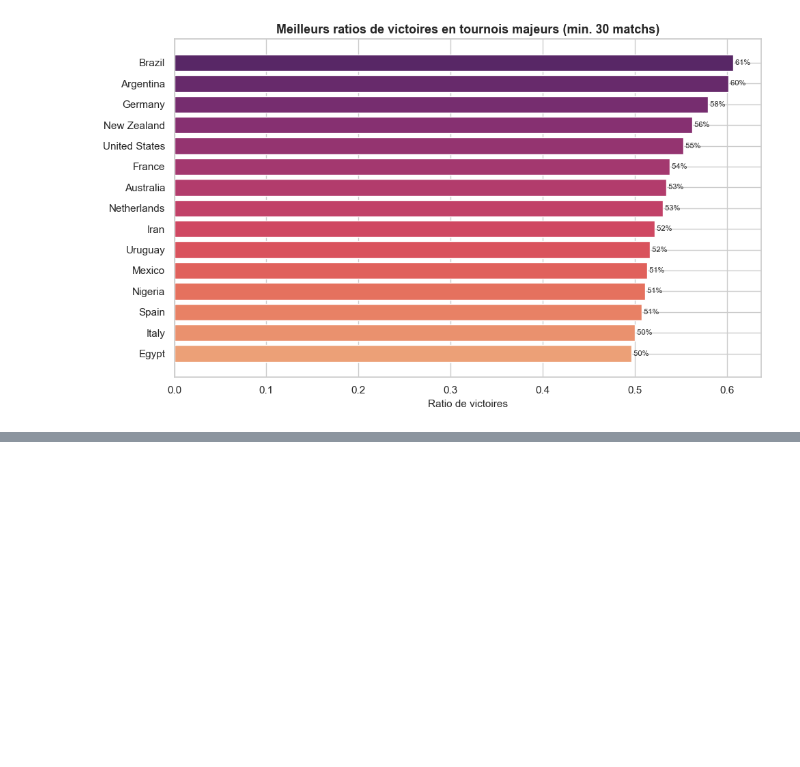
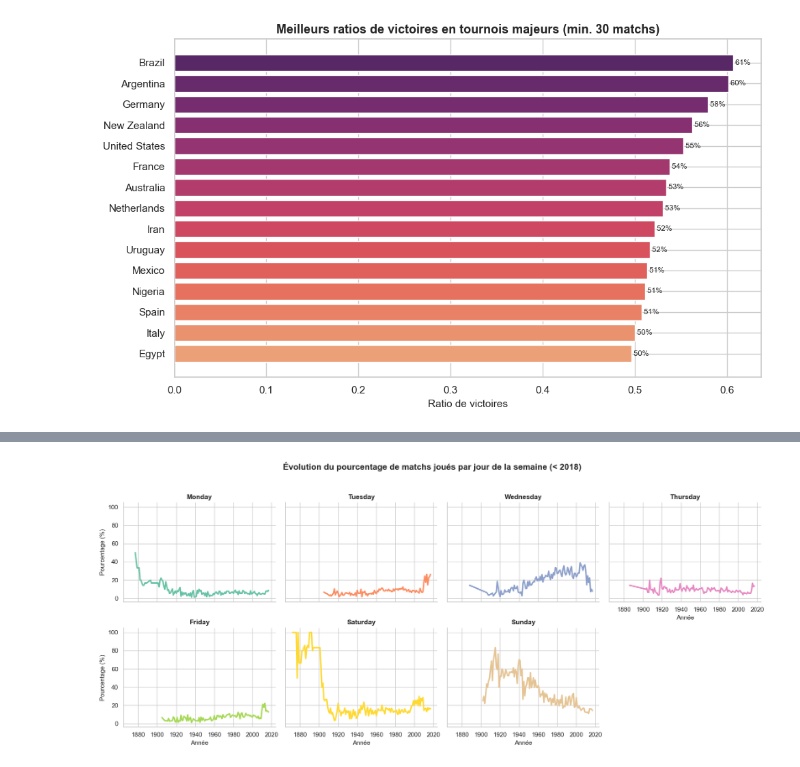
Before and after one commit to Joud04/aptispace-datascience-projet, a Jupyter notebook: notebooks/03_visualisation.ipynb, the cells around one changed output, grey strips where cells are left out. Drawn from its saved outputs; the diff is of its cells as text; code cells hidden in the pictures; blank space fills up the shorter version.

```diff
--- a/notebooks/03_visualisation.ipynb
+++ b/notebooks/03_visualisation.ipynb
@@ -119,0 +124,5 @@ plt.show()
+# %%
+fig7 = uv.plot_weekday_evolution(df_feat, year_max=2018)
+plt.show()
+# %% [output]
+[figure, added]
```
Also changed, not shown: parts of 3 cells of this notebook, 3 other files.
